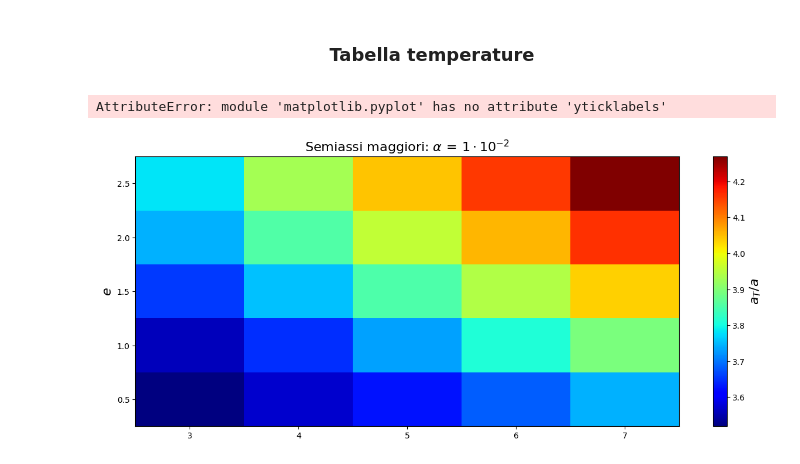
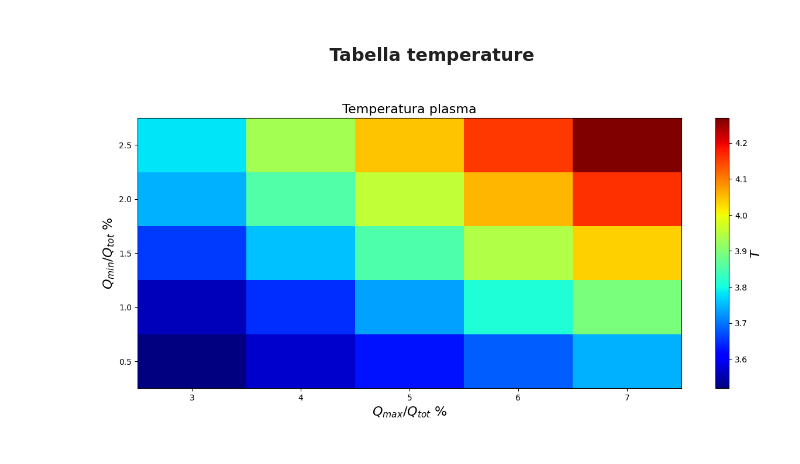
Before and after one commit to Negrini085/LaboPlasmi, a Jupyter notebook: Esperienze/grafici.ipynb, the cells around one changed output. Drawn from its saved outputs; the diff is of its cells as text; code cells hidden in the pictures.

```diff
--- a/Esperienze/grafici.ipynb
+++ b/Esperienze/grafici.ipynb
@@ -158,32 +166,27 @@ plt.show()
 # %%
 fig, ax = plt.subplots(1, 1, figsize=(15, 6))
 
 # Crea una griglia di valori mass ratios ed eccetricità
 limSup = np.array([3, 4, 5, 6, 7])
 limInf = np.array([0.5, 1, 1.5, 2, 2.5])
 supL, infL = np.meshgrid(limSup, limInf)
 
 
 temp = np.array([[3.519, 3.569, 3.625, 3.683, 3.744],
                  [3.560, 3.647, 3.730, 3.811, 3.893],
                  [3.654, 3.756, 3.851, 3.943, 4.037],
                  [3.744, 3.854, 3.957, 4.058, 4.162],
                  [3.780, 3.93, 4.045, 4.156, 4.269]]
                 )
 
 # Disegnare il color-plot
 cax = plt.pcolormesh(supL, infL, temp, cmap='jet', vmin = np.min(temp), vmax =np.max(temp))
 cb = plt.colorbar(cax, label=r'$a_T/a$')
-cb.set_label(r'$a_T/a$', fontsize=16)
-plt.ylabel(r"$e$", fontsize = 16)
-plt.title(r"Semiassi maggiori: $\alpha\,=\,1 \cdot 10^{-2}$", fontsize = 16)
+cb.set_label(r'$T$', fontsize=16)
+plt.ylabel(r"$Q_{min}/Q_{tot}$ %", fontsize = 16)
+plt.xlabel(r"$Q_{max}/Q_{tot}$ %", fontsize = 16)
+plt.title(r"Temperatura plasma", fontsize = 16)
 
-plt.xticks(limSup[0])
-plt.yticks([1, 3, 5])
-
-plt.yticklabels(['0.0', '0.3', '0.6'])
-plt.xticklabels(['0.10', '0.33', '0.50', '1', '2', '3', '10'])
 plt.show()
 # %% [output]
-AttributeError: module 'matplotlib.pyplot' has no attribute 'yticklabels'
-[figure, old version]
+[figure, new version]
```
Also changed, not shown: parts of 1 cell of this notebook.
